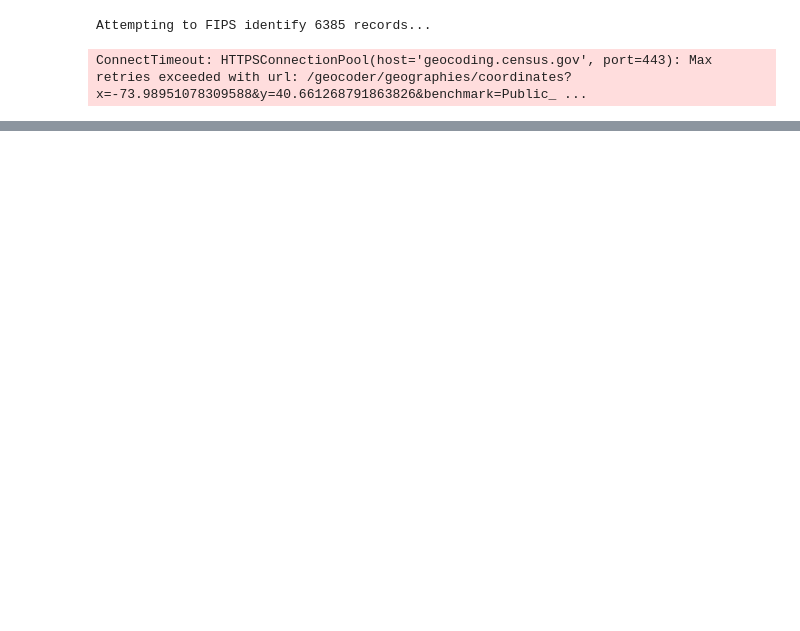
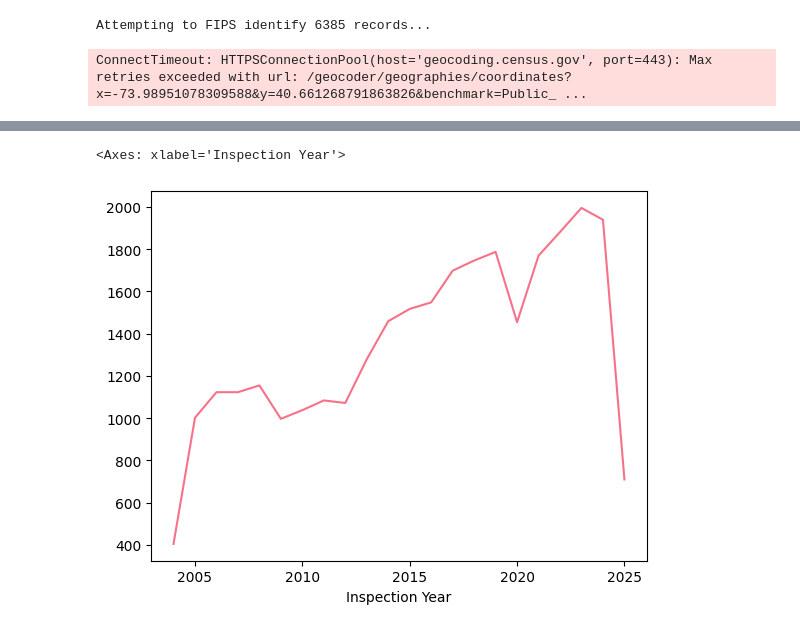
Before and after one commit to sirpthatch/analysis, a Jupyter notebook: projects/toilets/notebooks/profile_toilets.ipynb, the cells around one changed output, grey strips where cells are left out. Cells and saved outputs as stored; diff of their text form; code cells hidden in the pictures; blank space fills up the shorter version.

```diff
--- a/projects/toilets/notebooks/profile_toilets.ipynb
+++ b/projects/toilets/notebooks/profile_toilets.ipynb
@@ -181,0 +315,6 @@ DataSourceError: ../data/ext_data/data/tl_2025_36_tract/tl_2025_36_tract.shp: No
+# %%
+restroom_inspections.groupby('Inspection Year')['Prop ID'].count().plot()
+# Expected drop in inspections in covid
+# %% [output]
+<Axes: xlabel='Inspection Year'>
+[figure, added]
```
Also changed, not shown: parts of 14 cells of this notebook.
